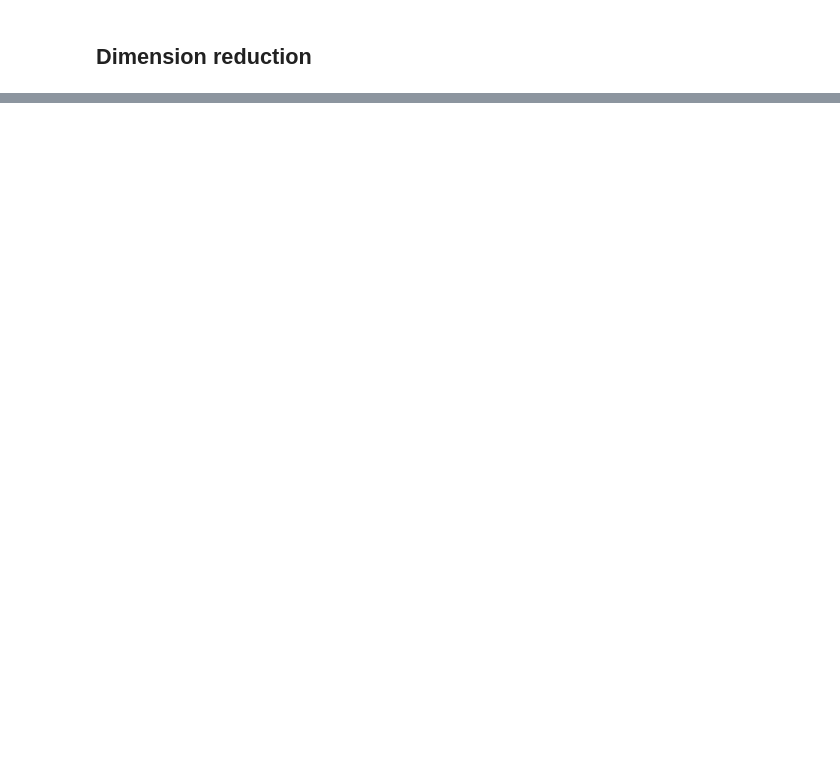
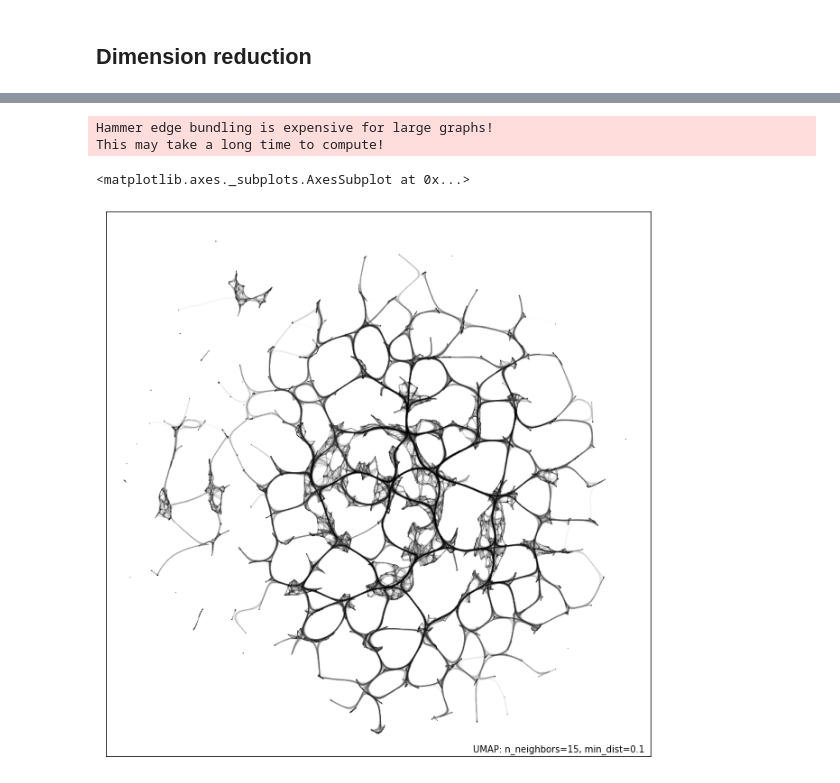
Before and after one commit to juan-ivan-NV/JI_Kaggle_Competitions, a Jupyter notebook: Tabular_Playground_Series/TPS_May_2021_H2O_PyCaret.ipynb, the cells around one changed output, grey strips where cells are left out. Cells and saved outputs as stored; diff of their text form; code cells hidden in the pictures; blank space fills up the shorter version.

```diff
--- a/Tabular_Playground_Series/TPS_May_2021_H2O_PyCaret.ipynb
+++ b/Tabular_Playground_Series/TPS_May_2021_H2O_PyCaret.ipynb
@@ -216,0 +224,7 @@ AttributeError: ignored
+# %%
+umap.plot.connectivity(mapper, edge_bundling='hammer')
+# %% [output]
+Hammer edge bundling is expensive for large graphs!
+This may take a long time to compute!
+<matplotlib.axes._subplots.AxesSubplot at 0x...>
+[figure, added]
```
Also changed, not shown: parts of 6 cells of this notebook.
